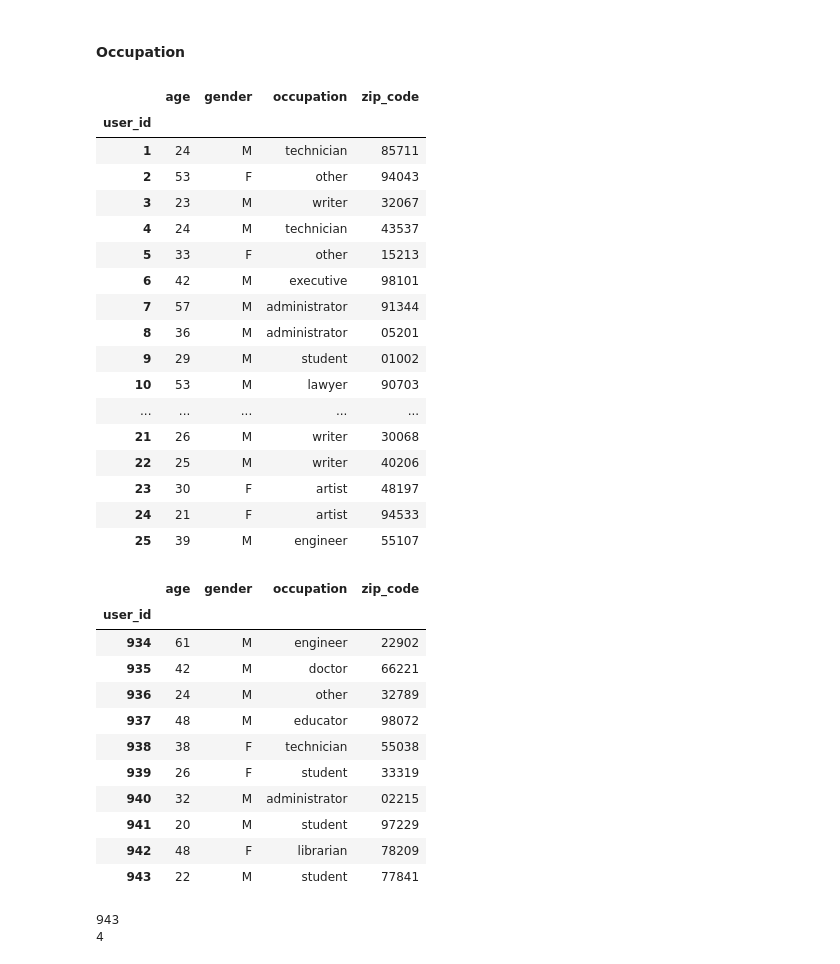
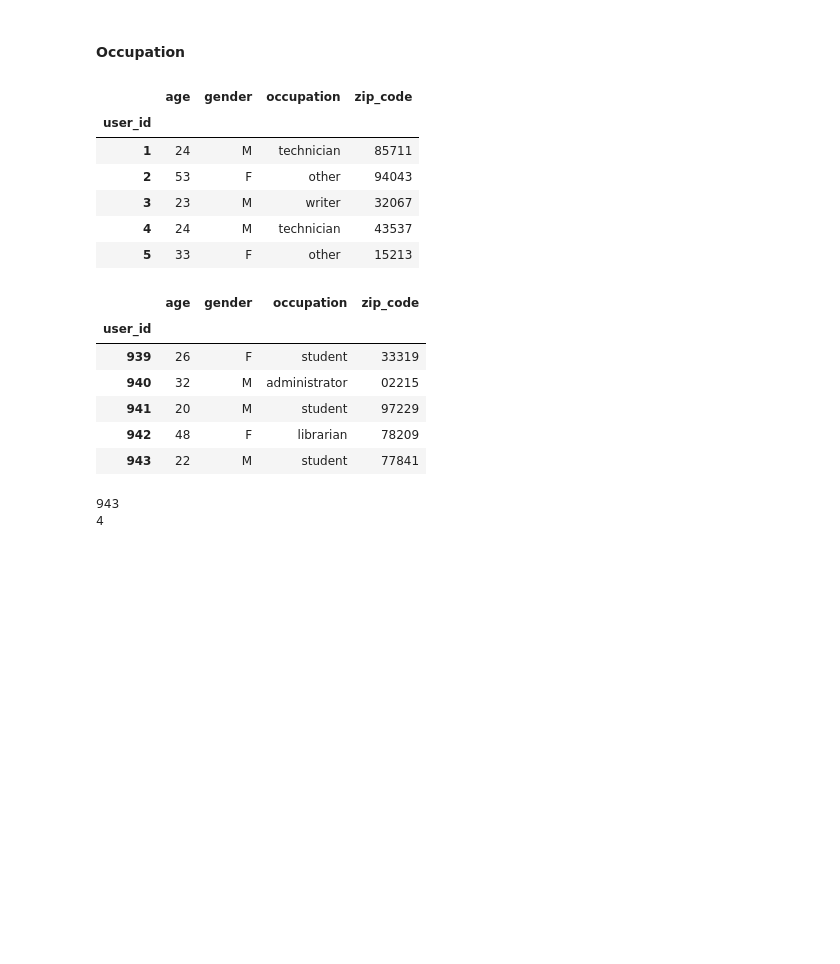
Before and after one commit to rlavelli/pyPie, a Jupyter notebook: pandas_exercises.ipynb, the cells around one changed output. Cells and saved outputs as stored; diff of their text form; code cells hidden in the pictures; blank space fills up the shorter version.

```diff
--- a/pandas_exercises.ipynb
+++ b/pandas_exercises.ipynb
@@ -108,36 +170,20 @@ import pandas as pd
 users = pd.read_table('https://raw.githubusercontent.com/justmarkham/DAT8/master/data/u.user',
                       sep='|', index_col='user_id')
 # %%
-users.head(25)
+users.head(5)
 # %% [output]
 |  | age | gender | occupation | zip_code |
 | user_id |  |  |  |  |
 | 1 | 24 | M | technician | 85711 |
 | 2 | 53 | F | other | 94043 |
 | 3 | 23 | M | writer | 32067 |
 | 4 | 24 | M | technician | 43537 |
 | 5 | 33 | F | other | 15213 |
-| 6 | 42 | M | executive | 98101 |
-| 7 | 57 | M | administrator | 91344 |
-| 8 | 36 | M | administrator | 05201 |
-| 9 | 29 | M | student | 01002 |
-| 10 | 53 | M | lawyer | 90703 |
-| ... | ... | ... | ... | ... |
-| 21 | 26 | M | writer | 30068 |
-| 22 | 25 | M | writer | 40206 |
-| 23 | 30 | F | artist | 48197 |
-| 24 | 21 | F | artist | 94533 |
-| 25 | 39 | M | engineer | 55107 |
 # %%
-users.tail(10)
+users.tail(5)
 # %% [output]
 |  | age | gender | occupation | zip_code |
 | user_id |  |  |  |  |
-| 934 | 61 | M | engineer | 22902 |
-| 935 | 42 | M | doctor | 66221 |
-| 936 | 24 | M | other | 32789 |
-| 937 | 48 | M | educator | 98072 |
-| 938 | 38 | F | technician | 55038 |
 | 939 | 26 | F | student | 33319 |
 | 940 | 32 | M | administrator | 02215 |
 | 941 | 20 | M | student | 97229 |
```
Also changed, not shown: parts of 13 cells of this notebook.
